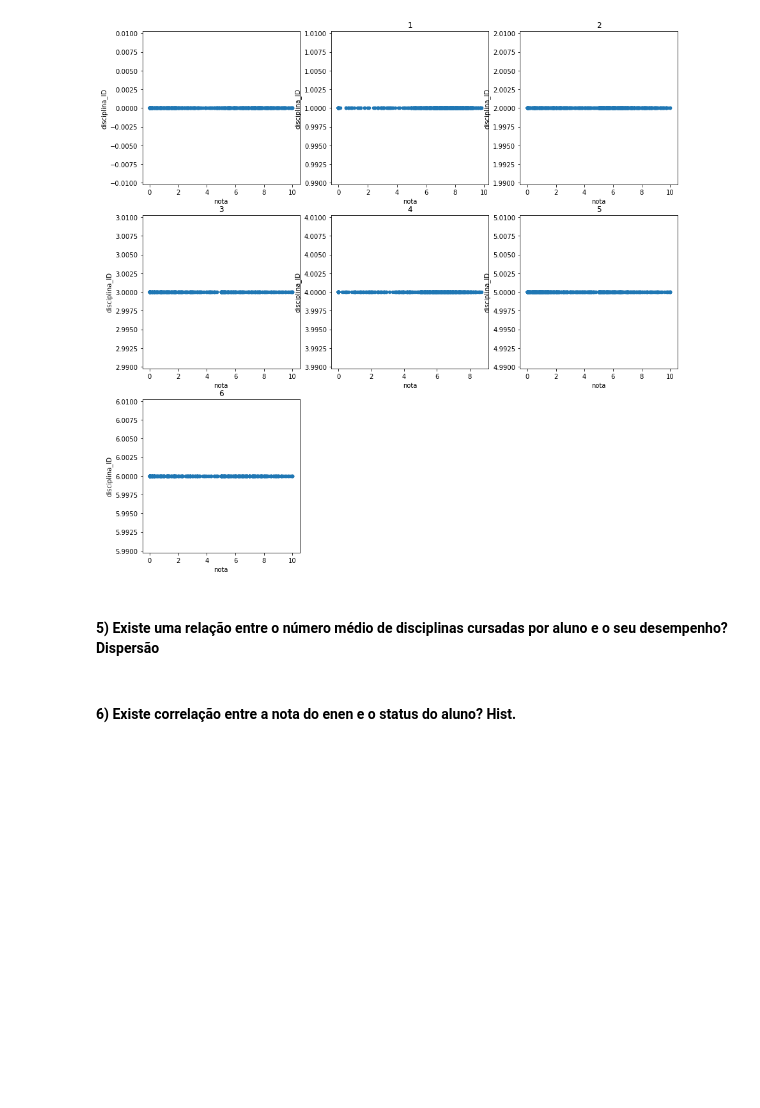
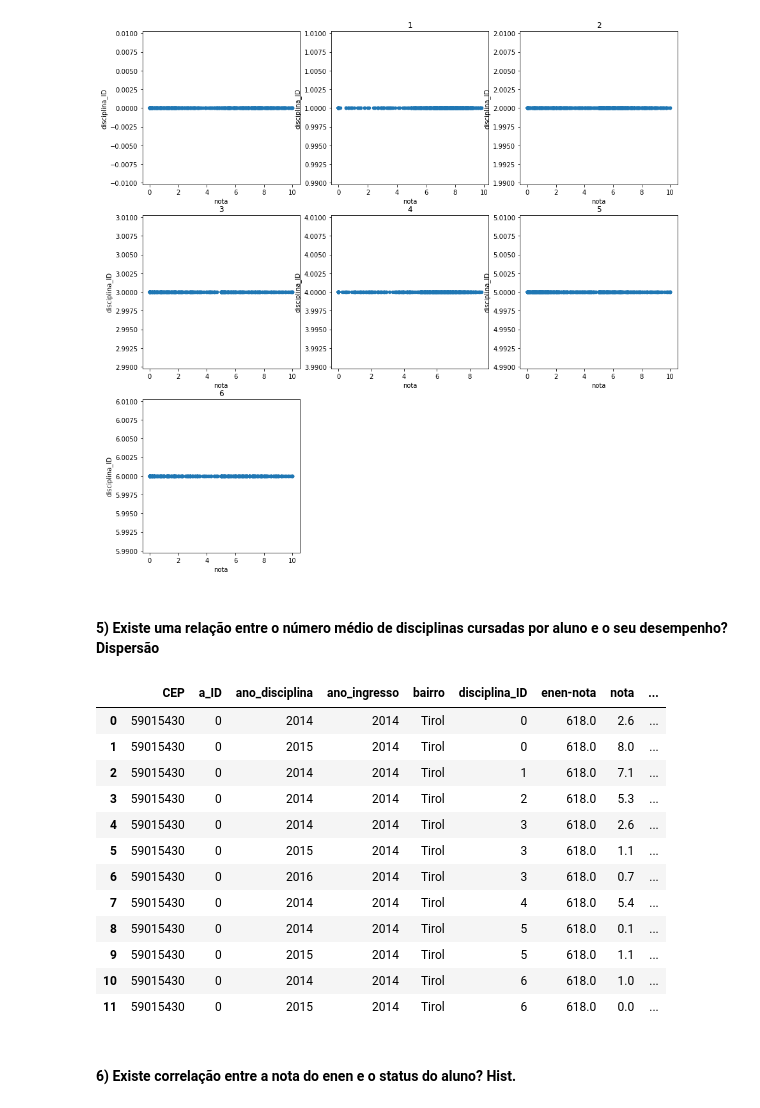
Before and after one commit to paulalps/IMD0033_Probabilidade, a Jupyter notebook: Atividades/Unidade 01/Unidade 01 - Projeto 01.ipynb, the cells around one changed output. Drawn from its saved outputs; the diff is of its cells as text; code cells hidden in the pictures; blank space fills up the shorter version.

```diff
--- a/Atividades/Unidade 01/Unidade 01 - Projeto 01.ipynb
+++ b/Atividades/Unidade 01/Unidade 01 - Projeto 01.ipynb
@@ -126,6 +138,34 @@ for i in dados['disciplina_ID'].unique(): # fazendo um dataframe pra cada discip
 [figure]
 # %% [markdown]
 #### 5) Existe uma relação entre o  número médio de disciplinas cursadas por aluno e  o  seu desempenho? Dispersão
+# %%
+al_geral = {} # alunos(keys) e seus dados(values)
+columns = list(dados.columns)
+for i in dados['a_ID'].unique():
+    al_geral[i] = {}
+for i in dados['a_ID'].unique():
+    for c in columns:
+        al_geral[i][c] = []
+for row in dados.get_values(): # separendo os dados de cada aluno na respectiva disciplina
+    for j, c in enumerate(columns):
+        al_geral[row[0]][c].append(row[j])
+for i in dados['a_ID'].unique():
+    al_geral[i] = pd.DataFrame.from_dict(al_geral[i])
+al_geral[0]
+# %% [output]
+|  | CEP | a_ID | ano_disciplina | ano_ingresso | bairro | disciplina_ID | enen-nota | nota | ... |
+| 0 | 59015430 | 0 | 2014 | 2014 | Tirol | 0 | 618.0 | 2.6 | ... |
+| 1 | 59015430 | 0 | 2015 | 2014 | Tirol | 0 | 618.0 | 8.0 | ... |
+| 2 | 59015430 | 0 | 2014 | 2014 | Tirol | 1 | 618.0 | 7.1 | ... |
+| 3 | 59015430 | 0 | 2014 | 2014 | Tirol | 2 | 618.0 | 5.3 | ... |
+| 4 | 59015430 | 0 | 2014 | 2014 | Tirol | 3 | 618.0 | 2.6 | ... |
+| 5 | 59015430 | 0 | 2015 | 2014 | Tirol | 3 | 618.0 | 1.1 | ... |
+| 6 | 59015430 | 0 | 2016 | 2014 | Tirol | 3 | 618.0 | 0.7 | ... |
+| 7 | 59015430 | 0 | 2014 | 2014 | Tirol | 4 | 618.0 | 5.4 | ... |
+| 8 | 59015430 | 0 | 2014 | 2014 | Tirol | 5 | 618.0 | 0.1 | ... |
+| 9 | 59015430 | 0 | 2015 | 2014 | Tirol | 5 | 618.0 | 1.1 | ... |
+| 10 | 59015430 | 0 | 2014 | 2014 | Tirol | 6 | 618.0 | 1.0 | ... |
+| 11 | 59015430 | 0 | 2015 | 2014 | Tirol | 6 | 618.0 | 0.0 | ... |
 # %% [markdown]
 #### 6) Existe correlação entre a  nota do enen e  o  status do aluno? Hist.
 # %%
```
Also changed, not shown: parts of 5 cells of this notebook.
